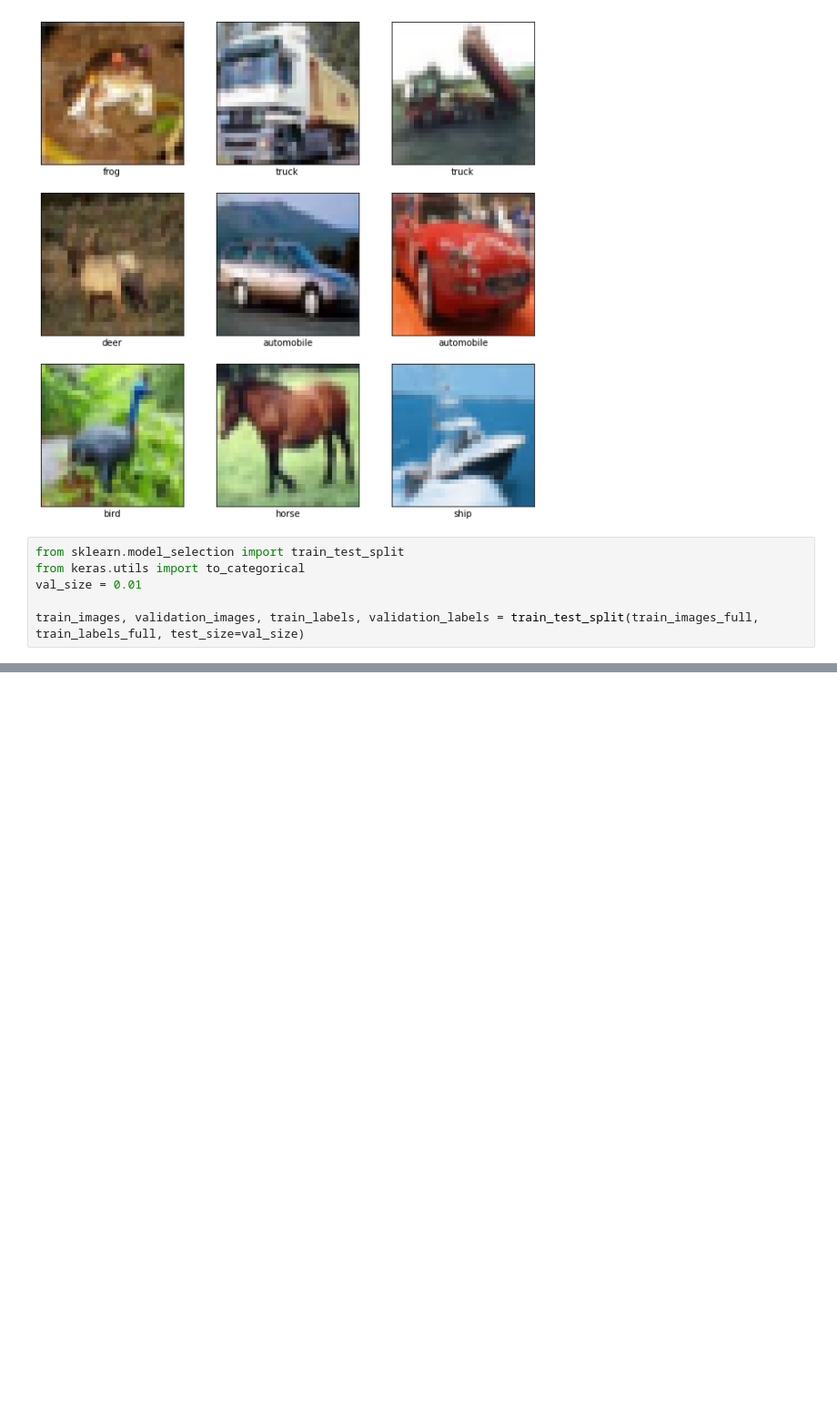
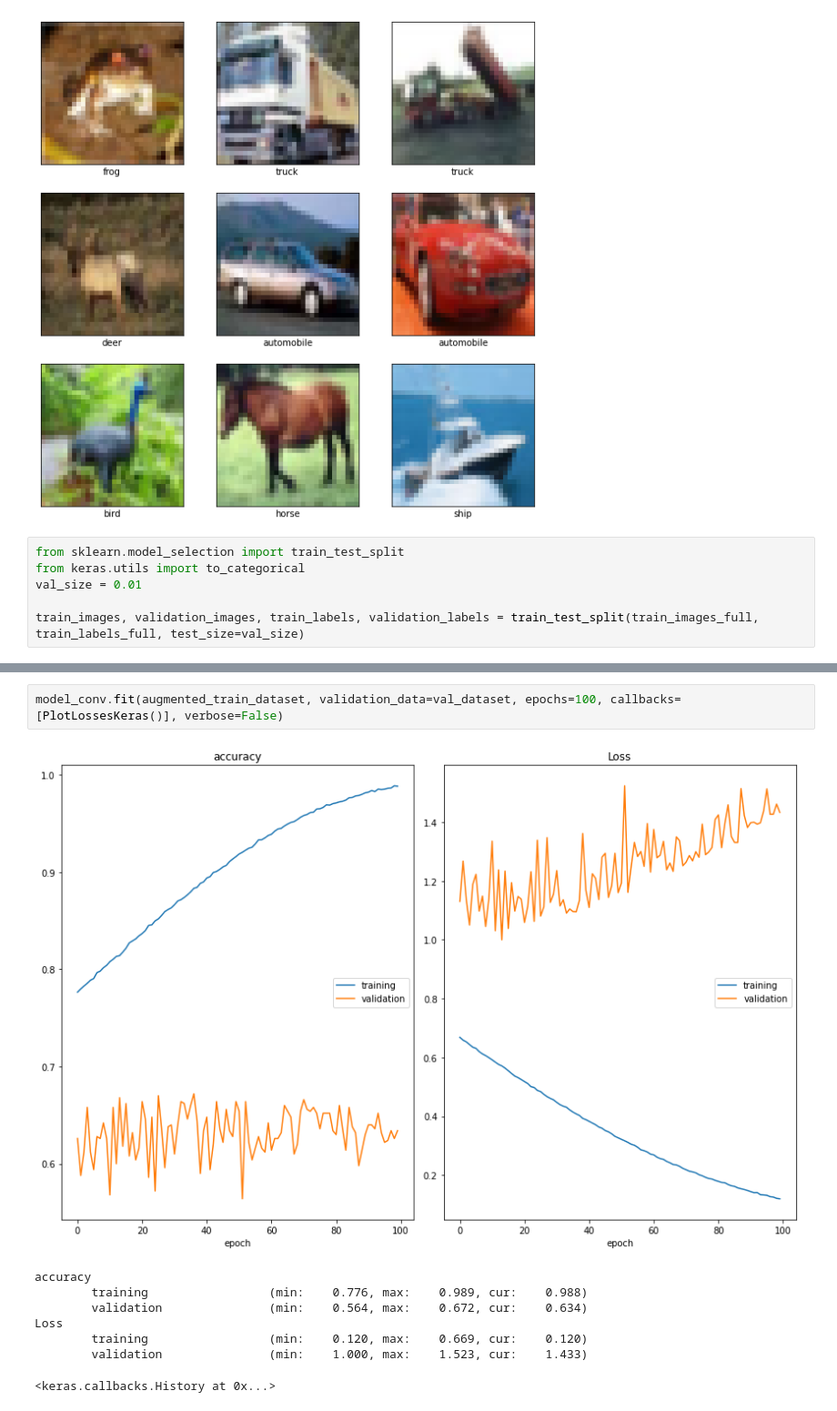
Before and after one commit to ShvetsovEgor/ML, a Jupyter notebook: Задачи_компьютерного_зрения_Семинар.ipynb, the cells around one changed output, grey strips where cells are left out. Shown at 91% size. Cells and saved outputs as stored; diff of their text form; blank space fills up the shorter version.

```diff
--- a/Задачи_компьютерного_зрения_Семинар.ipynb
+++ b/Задачи_компьютерного_зрения_Семинар.ipynb
@@ -110,0 +217,11 @@ ValueError: ignored
+# %%
+model_conv.fit(augmented_train_dataset, validation_data=val_dataset, epochs=100, callbacks=[PlotLossesKeras()], verbose=False)
+# %% [output]
+[figure, added]
+accuracy
+        training                 (min:    0.776, max:    0.989, cur:    0.988)
+        validation               (min:    0.564, max:    0.672, cur:    0.634)
+Loss
+        training                 (min:    0.120, max:    0.669, cur:    0.120)
+        validation               (min:    1.000, max:    1.523, cur:    1.433)
+<keras.callbacks.History at 0x...>
```
Also changed, not shown: parts of 14 cells of this notebook.
